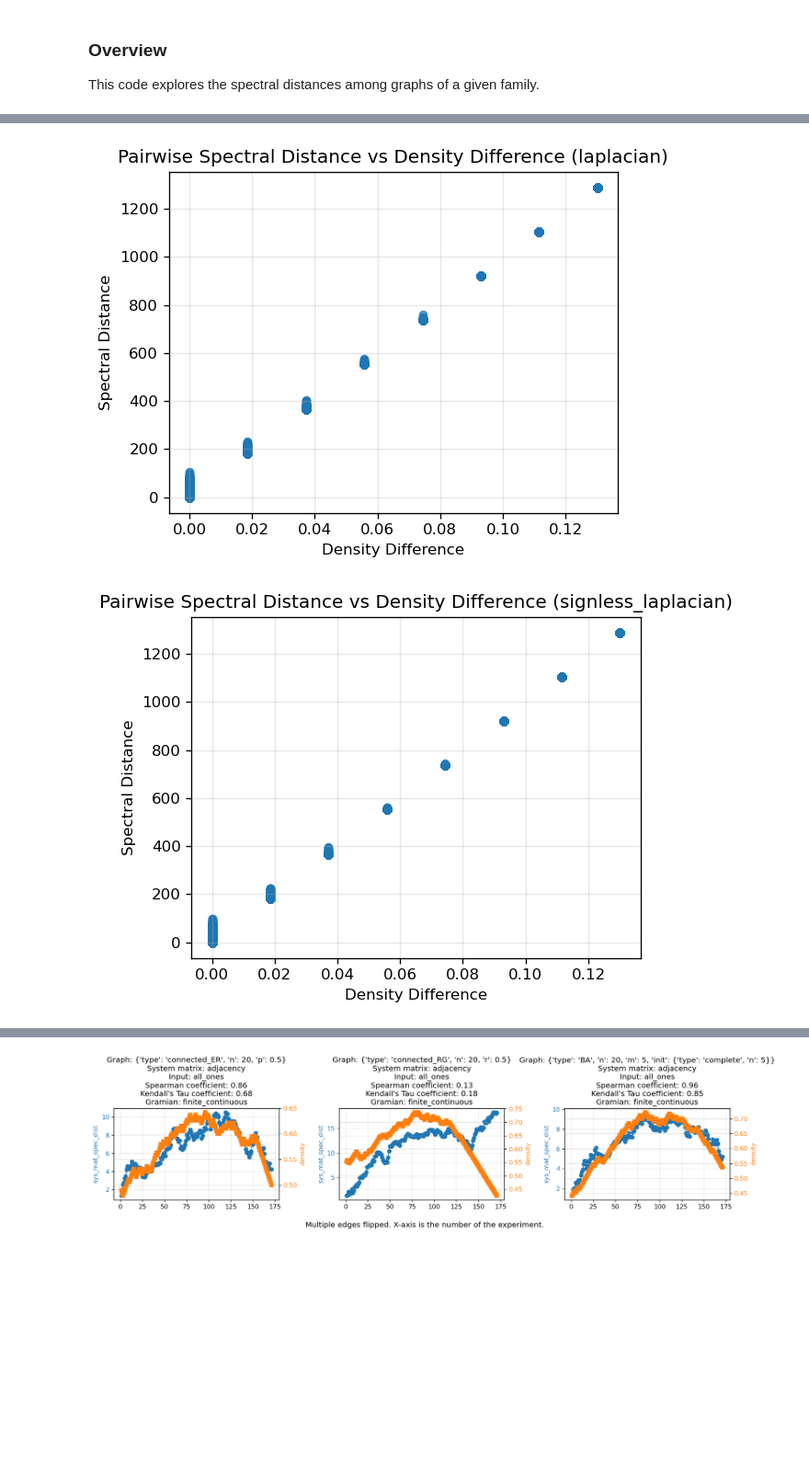
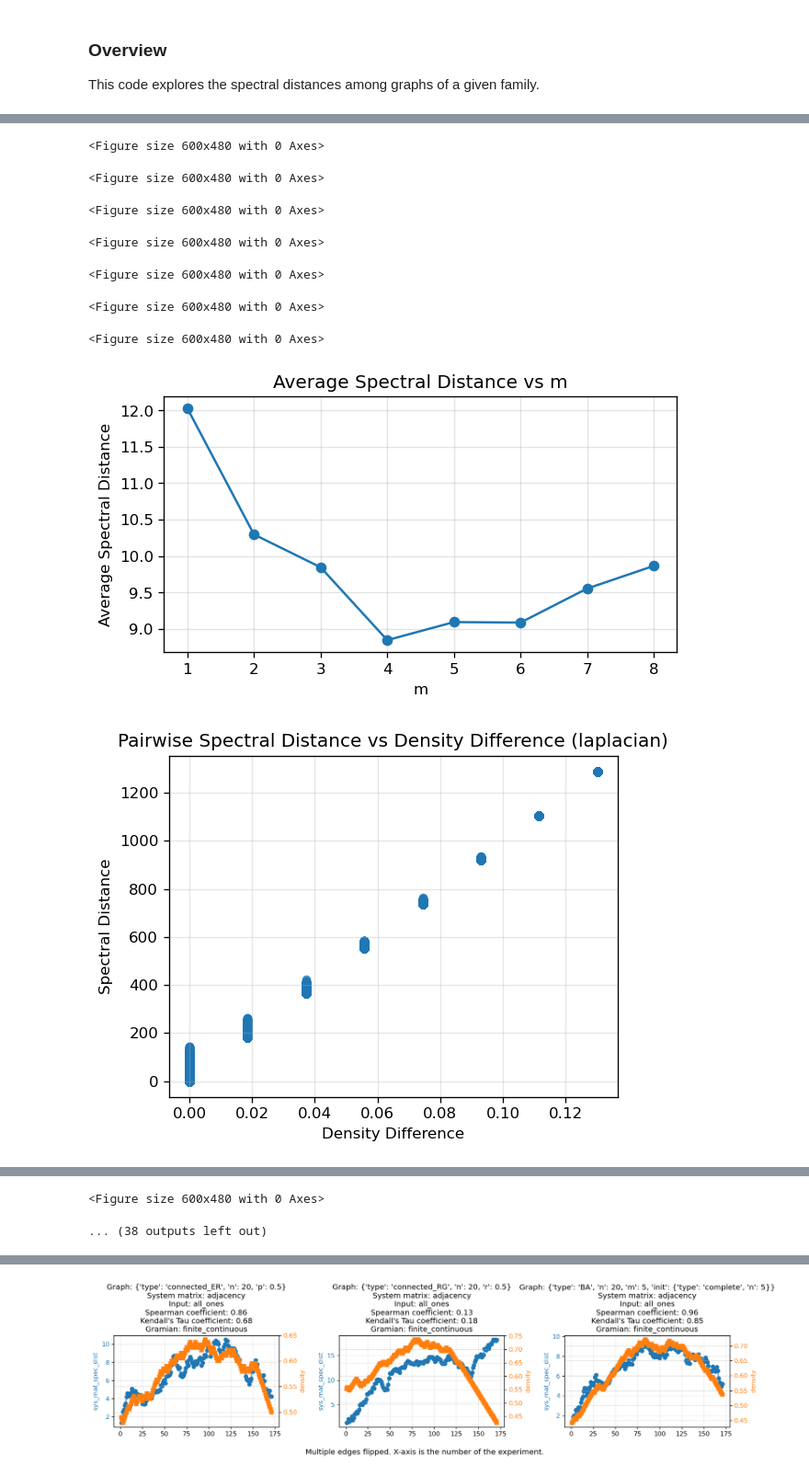
Before and after one commit to cirens-utd/distinguish-control-graphs, a Jupyter notebook: spec_dist_among_graphs.ipynb, the cells around one changed output, grey strips where cells are left out. Shown at 92% size. Saved outputs shown, nothing was run; the diff lists cells and outputs as text; code cells hidden in the pictures; blank space fills up the shorter version.

```diff
--- a/spec_dist_among_graphs.ipynb
+++ b/spec_dist_among_graphs.ipynb
@@ -8,10 +8,10 @@ import os
 from os.path import dirname, abspath
 sys.path.insert(0, os.path.join(abspath(os.getcwd()), 'modules'))
 
-from graphs import get_graph, compute_matrix_of_pairwise_spectral_distances
+from graphs import get_graph, compute_matrix_of_pairwise_spectral_distances, plot_average_spectral_distance_for_same_param_val
 import numpy as np
 import networkx as nx
 
 matrix_types = ['adjacency', 'laplacian', 'signless_laplacian', 'normalized_laplacian', 'distance_normalized_laplacian']
 n = 100
-n_graphs_per_param_val = 10
+n_graphs_per_param_val = 100
@@ -26,4 +21,6 @@ p_values = np.concatenate([np.linspace(0.1, 0.9, 8), np.array([0.99])])
 graphs_ER = [get_graph({'type': 'ER', 'n': n, 'p': p}) for p in p_values for _ in range(n_graphs_per_param_val)]
 for matrix_type in matrix_types:
     _ = compute_matrix_of_pairwise_spectral_distances(graphs_ER, matrix_type=matrix_type, plot_type='scatter')
+    _ = plot_average_spectral_distance_for_same_param_val(graphs_ER, matrix_type=matrix_type, param_name='p', param_values=p_values,
+                                                          n_graphs_per_param_val=n_graphs_per_param_val)
 # %% [output]
@@ -37,4 +43,6 @@ r_values = np.linspace(0.1, 0.9, 8)
 graphs_RG = [get_graph({'type': 'RG', 'n': n, 'r': r}) for r in r_values for _ in range(n_graphs_per_param_val)]
 for matrix_type in matrix_types:
     _ = compute_matrix_of_pairwise_spectral_distances(graphs_RG, matrix_type=matrix_type, plot_type='scatter')
+    _ = plot_average_spectral_distance_for_same_param_val(graphs_RG, matrix_type=matrix_type, param_name='r', param_values=r_values,
+                                                          n_graphs_per_param_val=n_graphs_per_param_val)
 # %% [output]
@@ -47,4 +64,6 @@ m_values = np.linspace(1, 8, 8)
 graphs_BA = [get_graph({'type': 'BA', 'n': n, 'm': m, 'init': {'type': 'complete', 'n': 8}}) for m in m_values for _ in range(n_graphs_per_param_val)]
 for matrix_type in matrix_types:
     _ = compute_matrix_of_pairwise_spectral_distances(graphs_BA, matrix_type=matrix_type, plot_type='scatter')
+    _ = plot_average_spectral_distance_for_same_param_val(graphs_BA, matrix_type=matrix_type, param_name='m', param_values=m_values,
+                                                          n_graphs_per_param_val=n_graphs_per_param_val)
 # %% [output]
@@ -52,2 +72,9 @@ for matrix_type in matrix_types:
+<Figure size 600x480 with 0 Axes>
+<Figure size 600x480 with 0 Axes>
+<Figure size 600x480 with 0 Axes>
+<Figure size 600x480 with 0 Axes>
+<Figure size 600x480 with 0 Axes>
+<Figure size 600x480 with 0 Axes>
+<Figure size 600x480 with 0 Axes>
-[figure, old version]
+[figure, new version]
-[figure, old version]
+[figure, new version]
@@ -56,3 +81,5 @@ for matrix_type in matrix_types:
+<Figure size 600x480 with 0 Axes>
+... (38 outputs left out)
 # %%
 all_graphs = graphs_ER + graphs_RG + graphs_BA
 for matrix_type in matrix_types:
```
Also changed, not shown: parts of 5 cells of this notebook, 1 other file.
